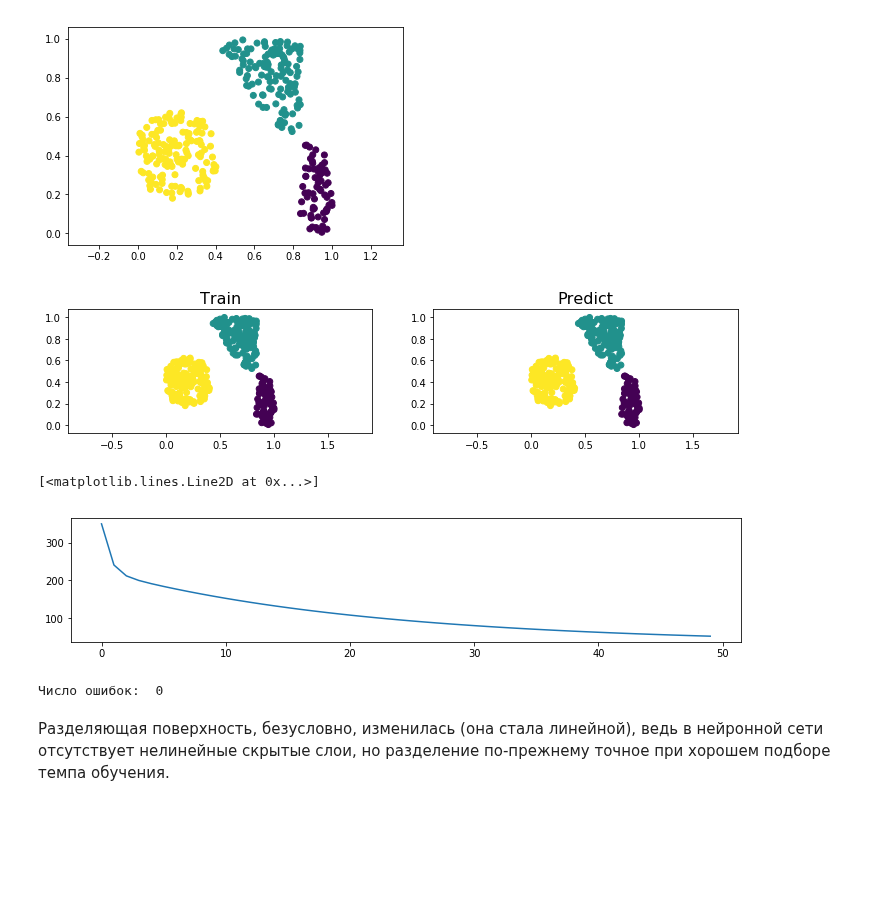
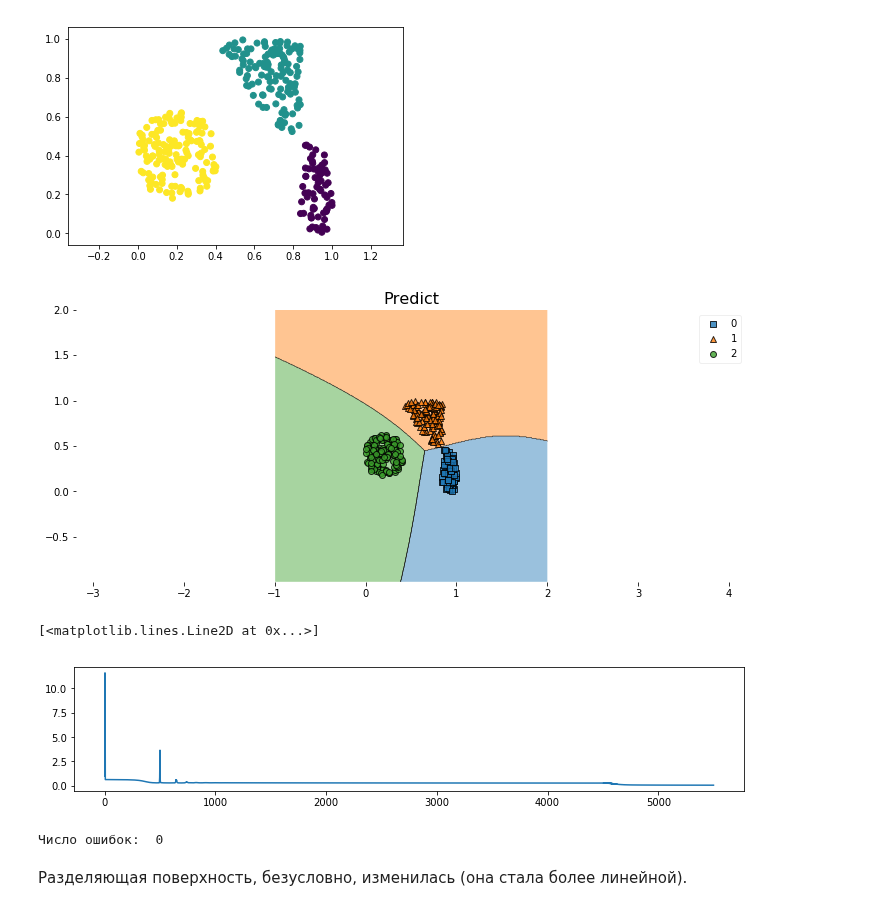
Before and after one commit to v-vskv-v/IR_ML, a Jupyter notebook: Data Analysis/Semester 2/viskov_task 1 (Back propagation).ipynb, the cells around one changed output. Drawn from its saved outputs; the diff is of its cells as text; code cells hidden in the pictures; blank space fills up the shorter version.

```diff
--- a/Data Analysis/Semester 2/viskov_task 1 (Back propagation).ipynb
+++ b/Data Analysis/Semester 2/viskov_task 1 (Back propagation).ipynb
@@ -247,6 +248,9 @@ class NeuralNetwork:
     def step(self, learning_rate):
         for i in range(len(self.modules)):
             self.modules[i].step(learning_rate)
+
+    def predict(self, X):
+        return np.argmax(network.forward(X), axis=1)
 # %% [markdown]
 ### Часть 6, обучение на простых данных
 # %%
@@ -345,10 +343,10 @@ class MSELoss:
         self.X = X
         self.y = np.zeros(X.shape)
         self.y[np.arange(X.shape[0]), y] = 1
-        return np.sum((self.X - self.y) ** 2)
+        return np.sum((self.X - self.y) ** 2) / X.shape[0]
 
     def backward(self):
-        self.dLdx = 2 * (self.X - self.y)
+        self.dLdx = 2 * (self.X - self.y) / X.shape[0]
         return self.dLdx
 # %%
 X = np.array([[0, 3], [1, 5]], dtype=np.float64)
@@ -374,45 +372,39 @@ plt.show()
 # %% [output]
 [figure]
 # %%
-network = NeuralNetwork([Linear(2, 3)])
+network = NeuralNetwork([Linear(2, 10), Sigmoid(),
+                         Linear(10, 10), Sigmoid(), Linear(10, 3)])
 loss_f = MSELoss()
 loss_y = []
-learning_rate = 5e-4
+learning_rate = 5e-1
 
 
-for epoch in range(50):
+for epoch in range(5500):
     pred = network.forward(X)
     loss = loss_f.forward(pred, y)
     loss_y.append(loss)
     dLdy = loss_f.backward()
     network.backward(dLdy)
     network.step(learning_rate)
 
 
 plt.figure(figsize=(12, 5))
-plt.subplot(2, 2, 1)
-plt.scatter(X[:, 0], X[:, 1], c=y)
-plt.axis('equal')
-plt.title('Train', fontsize=16)
-plt.subplot(2, 2, 2)
-plt.gca()
-plt.scatter(X[:, 0], X[:, 1], c=np.argmax(network.forward(X), axis=1))
-
+plot_decision_regions(X, y, clf=network)
 plt.title('Predict', fontsize=16)
 plt.axis('equal')
 plt.show()
 # %% [output]
-[figure, old version]
+[figure, new version]
 # %%
 plt.figure(figsize=(12, 5))
 plt.subplot(2, 1, 2)
 plt.plot(loss_y)
 # %% [output]
 [<matplotlib.lines.Line2D at 0x...>]
-[figure, old version]
+[figure, new version]
 # %%
 print("Число ошибок: ", np.sum(np.argmax(network.forward(X), axis=1) != y))
 # %% [output]
 Число ошибок:  0
-# %% [markdown]
-Разделяющая поверхность, безусловно, изменилась (она стала линейной), ведь в нейронной сети отсутствует нелинейные скрытые слои, но разделение по-прежнему точное при хорошем подборе темпа обучения.
+# %% [markdown]
+Разделяющая поверхность, безусловно, изменилась (она стала более линейной).
```
Also changed, not shown: parts of 5 cells of this notebook.
